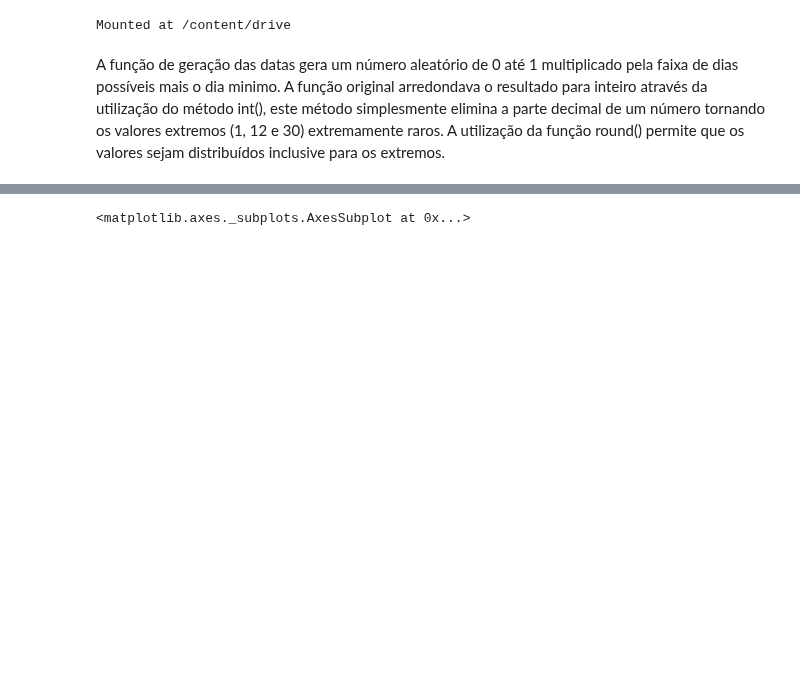
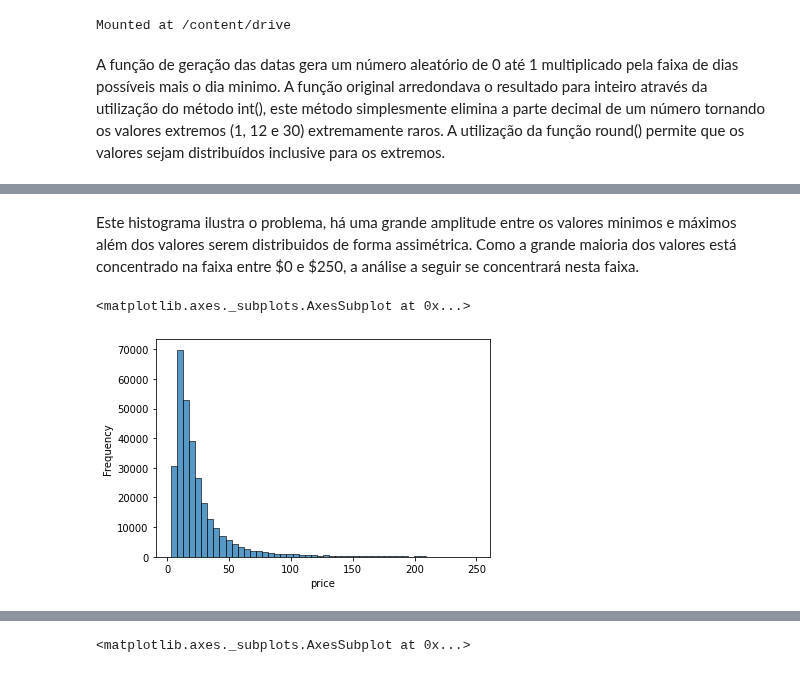
Before and after one commit to anachavesv8/Bootcamp_Blue, a Jupyter notebook: Mercari Price Suggestion Challenge/Hipoteses/EDA.ipynb, the cells around one changed output, grey strips where cells are left out. Drawn from its saved outputs; the diff is of its cells as text; code cells hidden in the pictures; blank space fills up the shorter version.

Commit message:
Formatação + novas análises

```diff
--- a/Mercari Price Suggestion Challenge/Hipoteses/EDA.ipynb
+++ b/Mercari Price Suggestion Challenge/Hipoteses/EDA.ipynb
@@ -64,0 +112,7 @@ Podemos dizer que a variável 'price' é a variável target, ou seja, a variáve
+# %% [markdown]
+Este histograma ilustra o problema, há uma grande amplitude entre os valores minimos e máximos além dos valores serem distribuidos de forma assimétrica. Como a grande maioria dos valores está concentrado na faixa entre \$0 e \$250, a análise a seguir se concentrará nesta faixa.
+# %%
+sns.histplot(x=train[(train['price'] > 0) & (train['price'] < 250)]['price'], stat='frequency', bins=50)
+# %% [output]
+<matplotlib.axes._subplots.AxesSubplot at 0x...>
+[figure, added]
```
Also changed, not shown: parts of 50 cells of this notebook.
